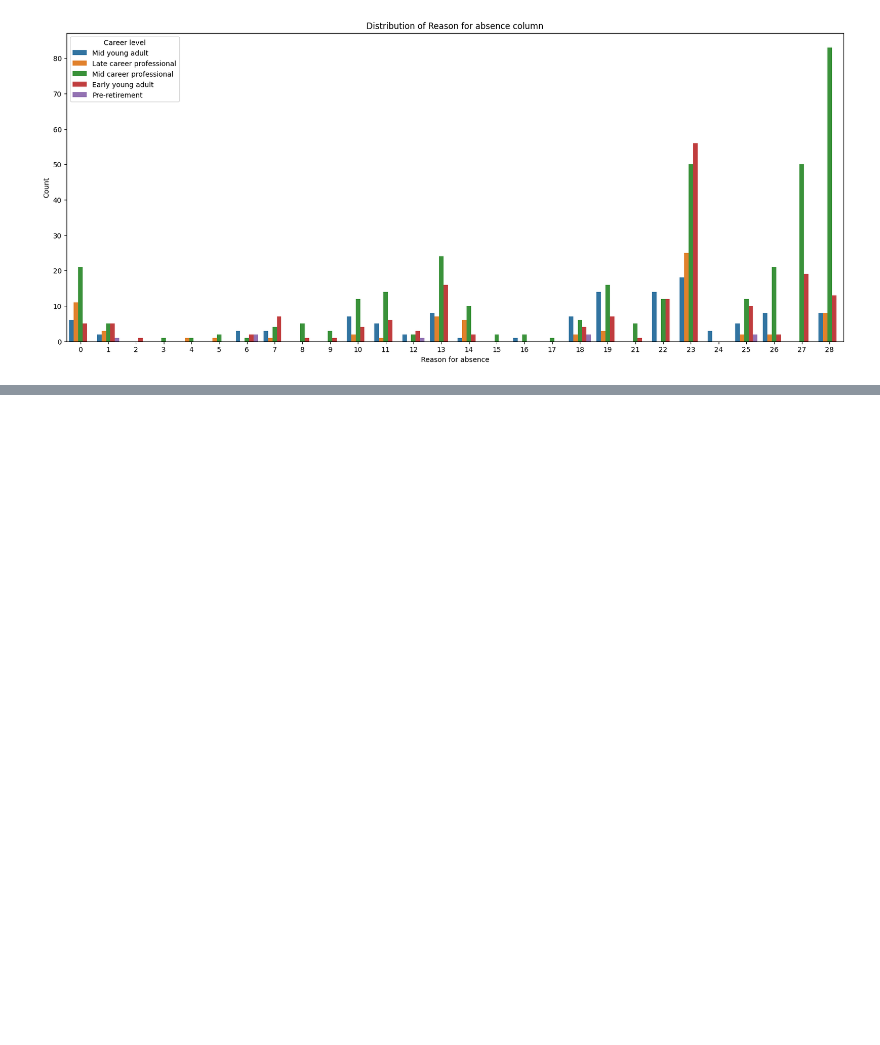
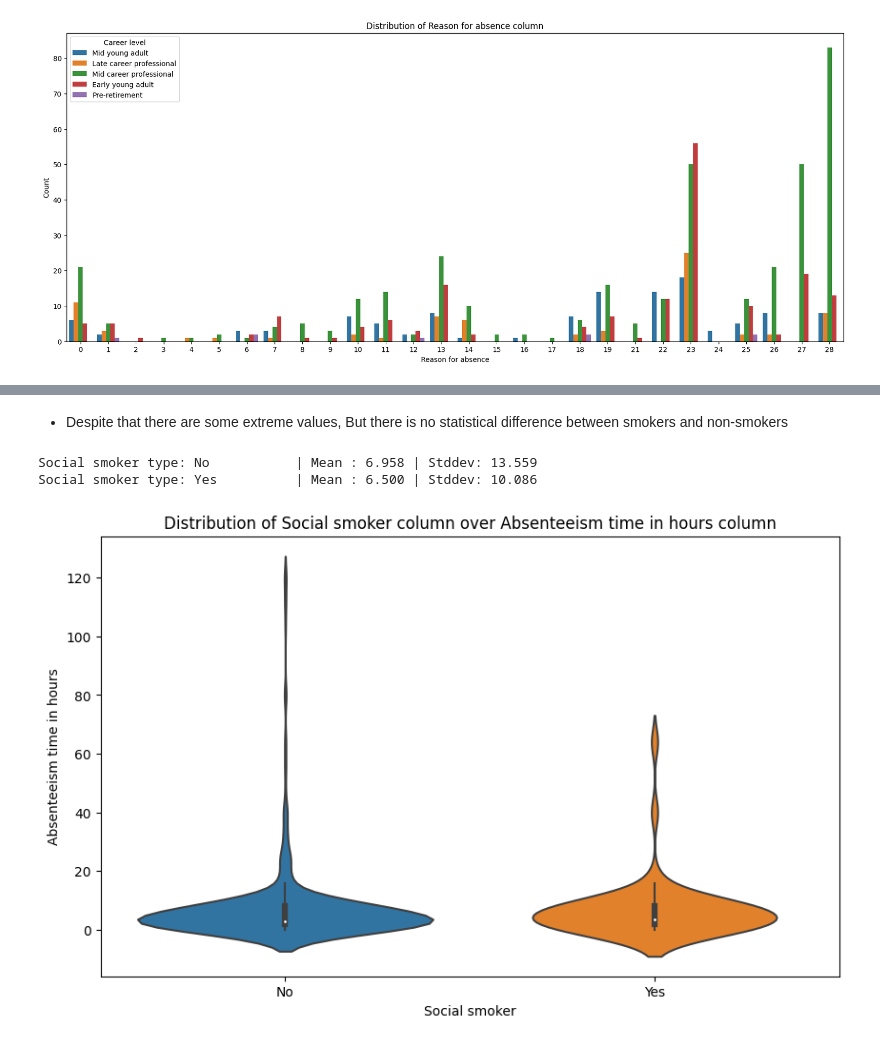
Before and after one commit to alaalmy-ahmed/Absenteeism-at-Work, a Jupyter notebook: knowing the data.ipynb, the cells around one changed output, grey strips where cells are left out. Saved outputs shown, nothing was run; the diff lists cells and outputs as text; code cells hidden in the pictures; blank space fills up the shorter version.

```diff
--- a/knowing the data.ipynb
+++ b/knowing the data.ipynb
@@ -354,0 +461,10 @@ Name: Career level, dtype: int64
+# %% [markdown]
+- Despite that there are some extreme values, But there is no statistical difference between smokers and non-smokers
+# %%
+mean_std_for_categories(col='Social smoker', target='Absenteeism time in hours')
+
+plot_violin(x='Social smoker', y='Absenteeism time in hours', figsize=(10, 6))
+# %% [output]
+Social smoker type: No           | Mean : 6.958 | Stddev: 13.559
+Social smoker type: Yes          | Mean : 6.500 | Stddev: 10.086
+[figure, added]
```
Also changed, not shown: parts of 45 cells of this notebook, 23 other files.
